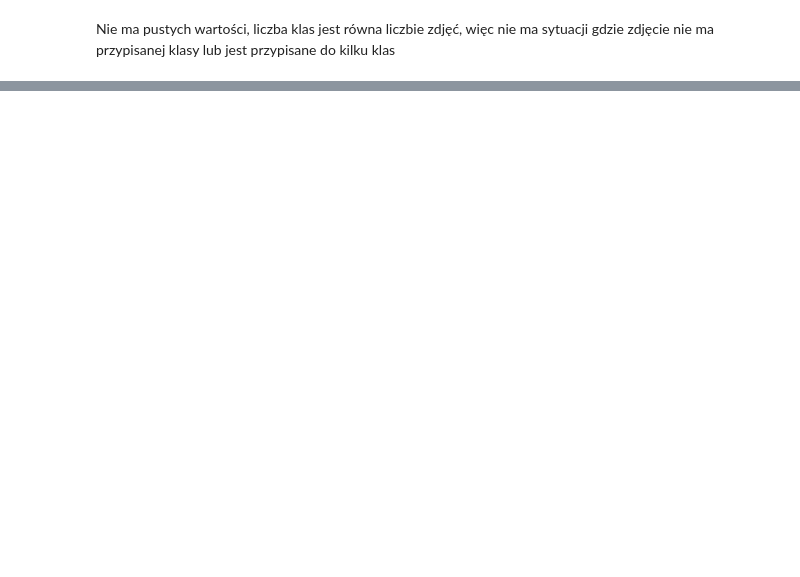
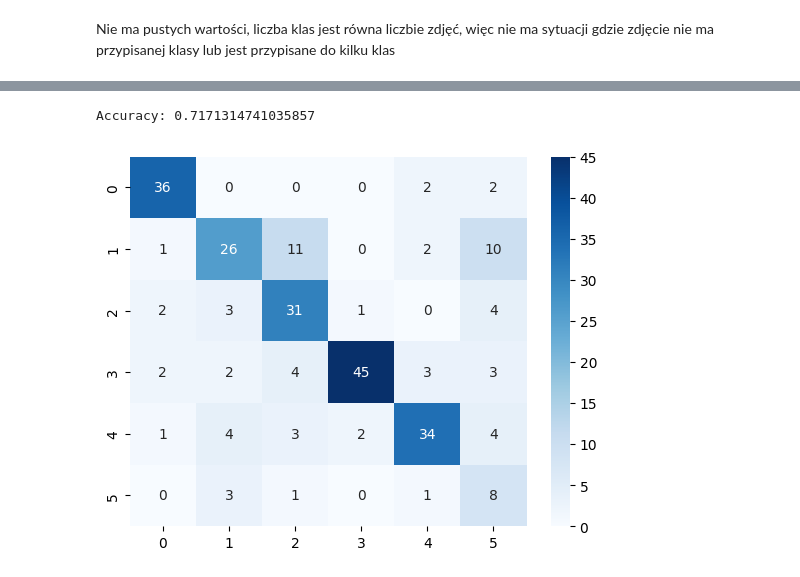
Before and after one commit to xDDreki/projekt_smieci, a Jupyter notebook: model.ipynb, the cells around one changed output, grey strips where cells are left out. Cells and saved outputs as stored; diff of their text form; code cells hidden in the pictures; blank space fills up the shorter version.

Commit message:
Naprawa rozkraczonego modelu i zakończenie

```diff
--- a/model.ipynb
+++ b/model.ipynb
@@ -110,0 +72,25 @@ val_ds = val_ds.prefetch(buffer_size=AUTOTUNE)
+# %%
+def process_path(file_path, label):
+    img = tf.io.read_file(file_path)
+    img = tf.image.decode_jpeg(img, channels=3)
+    img = tf.image.resize(img, [img_height, img_width])
+    return img, label
+
+def make_ds(X, y, training=False):
+    ds = tf.data.Dataset.from_tensor_slices((X, y))
+    if training:
+        ds = ds.shuffle(buffer_size=len(X))
+    ds = ds.map(process_path, num_parallel_calls=tf.data.AUTOTUNE)
+    ds = ds.batch(batch_size)
+    if training:
+        ds = ds.cache()
+    ds = ds.prefetch(tf.data.AUTOTUNE)
+    return ds
+
+train_ds = make_ds(X_train, y_train, training=True)
+val_ds = make_ds(X_val, y_val)
+test_ds = make_ds(X_test, y_test)
+
+print(np.unique(y_train, return_counts=True))
+print(np.unique(y_val, return_counts=True))
+print(np.unique(y_test, return_counts=True))
@@ -229,0 +206,8 @@ draw_curves(history)
+# %%
+import numpy as np
+
+logits = model.predict(test_ds)
+probs = tf.nn.softmax(logits)
+y_pred = np.argmax(probs, axis=1)
+
+y_true = np.concatenate([y for x, y in test_ds], axis=0)
@@ -229,0 +217,14 @@ draw_curves(history)
+# %%
+from sklearn.metrics import accuracy_score
+
+print("Accuracy:", accuracy_score(y_true, y_pred))
+# %% [output]
+Accuracy: 0.7171314741035857
+# %%
+from sklearn.metrics import confusion_matrix
+
+cm = confusion_matrix(y_true, y_pred)
+sns.heatmap(cm, annot=True, fmt='d', cmap='Blues')
+plt.show()
+# %% [output]
+[figure, added]
```
Also changed, not shown: parts of 14 cells of this notebook, 2 other files.
